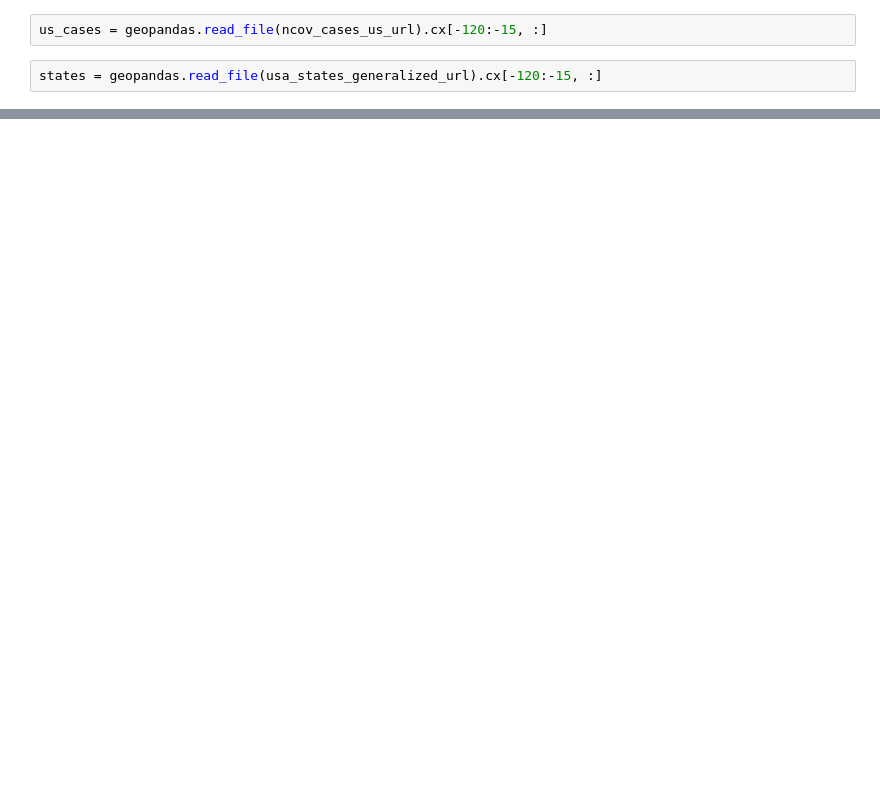
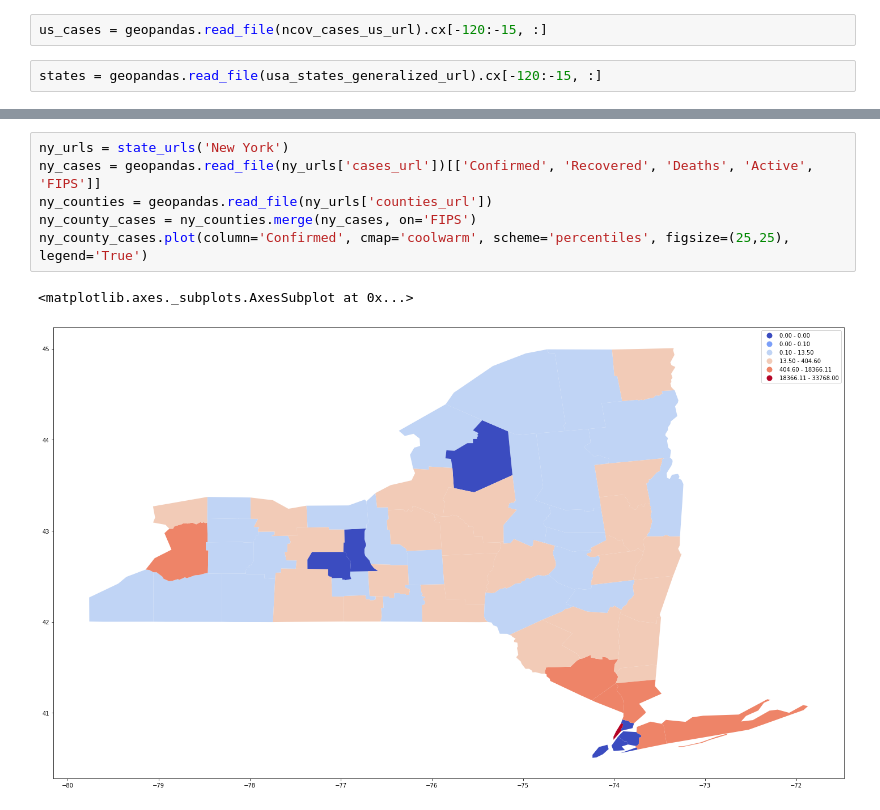
Before and after one commit to sagewall/covid-19, a Jupyter notebook: notebooks/Playground.ipynb, the cells around one changed output, grey strips where cells are left out. Cells and saved outputs as stored; diff of their text form; blank space fills up the shorter version.

Commit message:
Add NY county plots

```diff
--- a/notebooks/Playground.ipynb
+++ b/notebooks/Playground.ipynb
@@ -37,0 +43,9 @@ us_cases.plot(ax=base, column='Confirmed', cmap='coolwarm', scheme='percentiles'
+# %%
+ny_urls = state_urls('New York')
+ny_cases = geopandas.read_file(ny_urls['cases_url'])[['Confirmed', 'Recovered', 'Deaths', 'Active', 'FIPS']]
+ny_counties = geopandas.read_file(ny_urls['counties_url'])
+ny_county_cases = ny_counties.merge(ny_cases, on='FIPS')
+ny_county_cases.plot(column='Confirmed', cmap='coolwarm', scheme='percentiles', figsize=(25,25), legend='True')
+# %% [output]
+<matplotlib.axes._subplots.AxesSubplot at 0x...>
+[figure, added]
```
Also changed, not shown: parts of 3 cells of this notebook, 1 other file.
